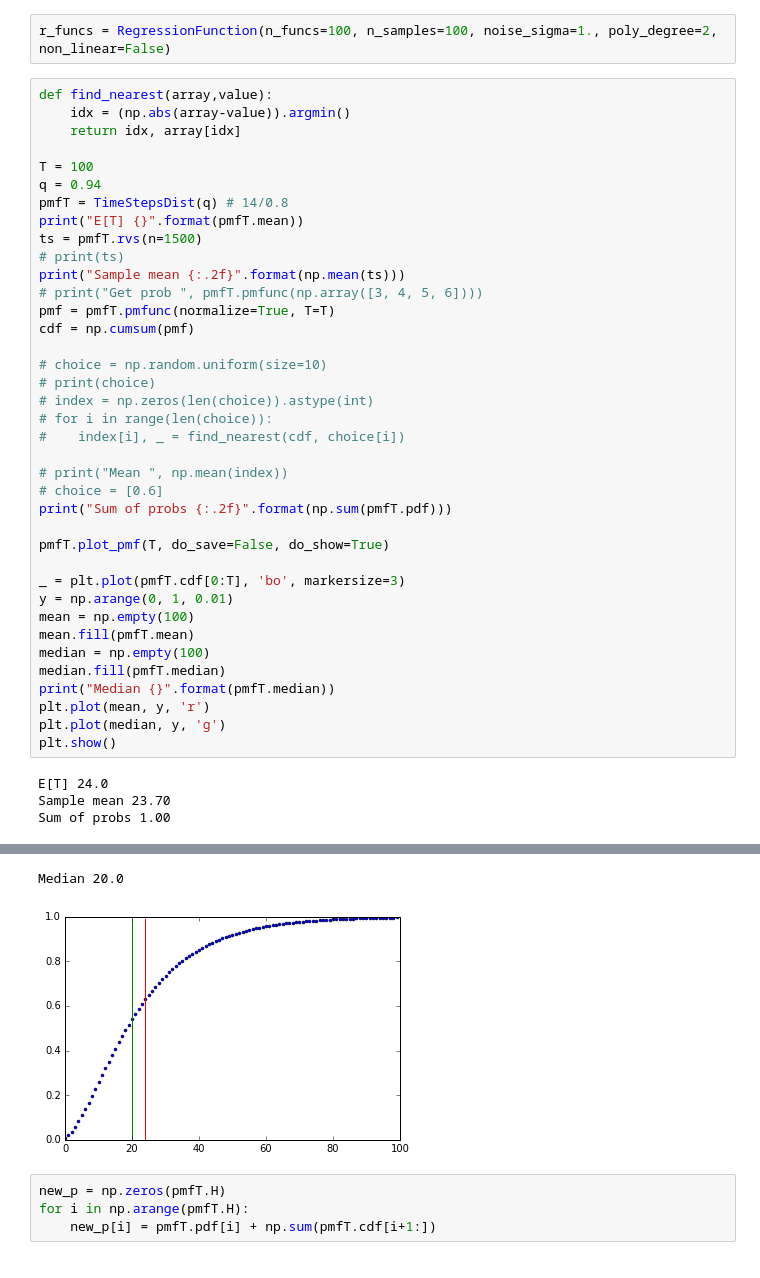
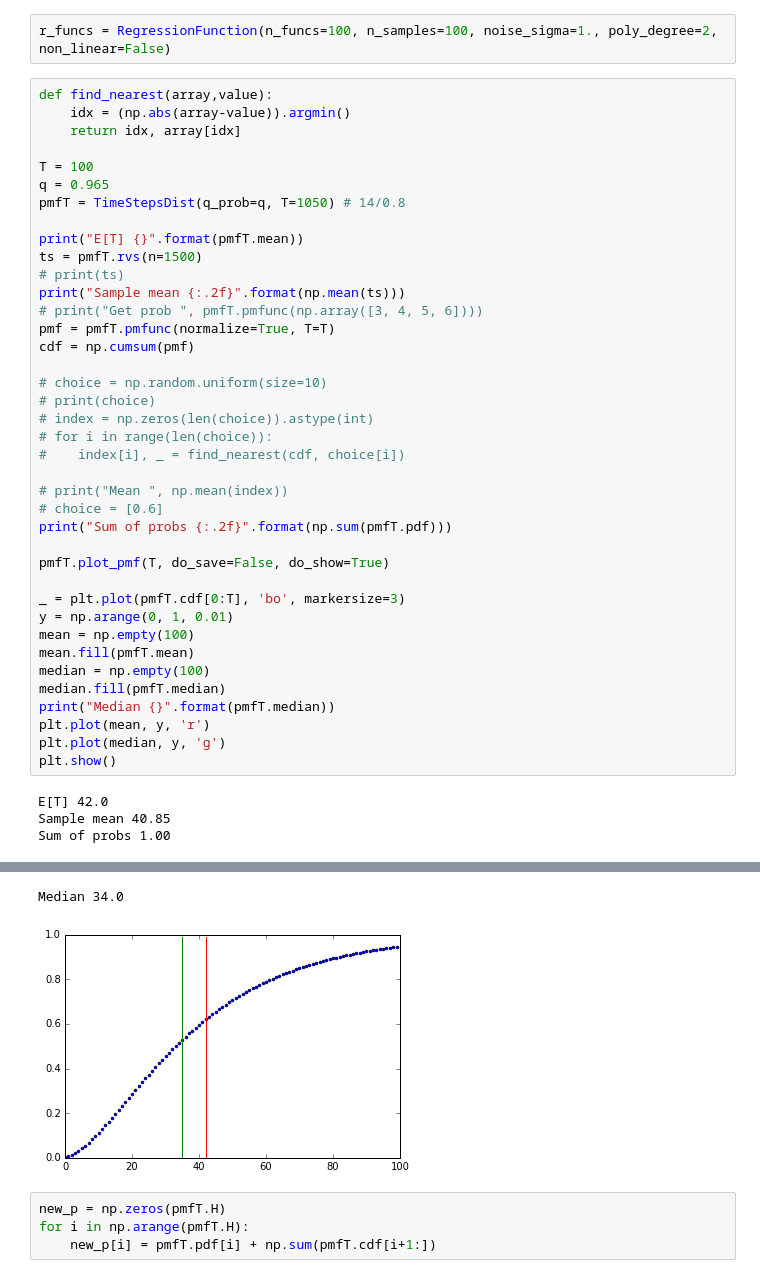
Before and after one commit to toologicbv/meta_learner, a Jupyter notebook: pytorch_expers.ipynb, the cells around one changed output, grey strips where cells are left out. Cells and saved outputs as stored; diff of their text form.

Commit message:
refinement of probs adjustments

```diff
--- a/pytorch_expers.ipynb
+++ b/pytorch_expers.ipynb
@@ -139,8 +139,9 @@ def find_nearest(array,value):
     return idx, array[idx]
 
 T = 100
-q = 0.94
-pmfT = TimeStepsDist(q) # 14/0.8
+q = 0.965
+pmfT = TimeStepsDist(q_prob=q, T=1050) # 14/0.8
+
 print("E[T] {}".format(pmfT.mean))
 ts = pmfT.rvs(n=1500)
 # print(ts)
@@ -172,6 +173,6 @@ plt.plot(mean, y, 'r')
 plt.plot(median, y, 'g')
 plt.show()
 # %% [output]
-E[T] 24.0
-Sample mean 23.70
+E[T] 42.0
+Sample mean 40.85
 Sum of probs 1.00
@@ -179,5 +180,5 @@ Sum of probs 1.00
-Median 20.0
+Median 34.0
-[figure, old version]
+[figure, new version]
 # %%
 new_p = np.zeros(pmfT.H)
 for i in np.arange(pmfT.H):
```
Also changed, not shown: parts of 1 cell of this notebook, 6 other files.
